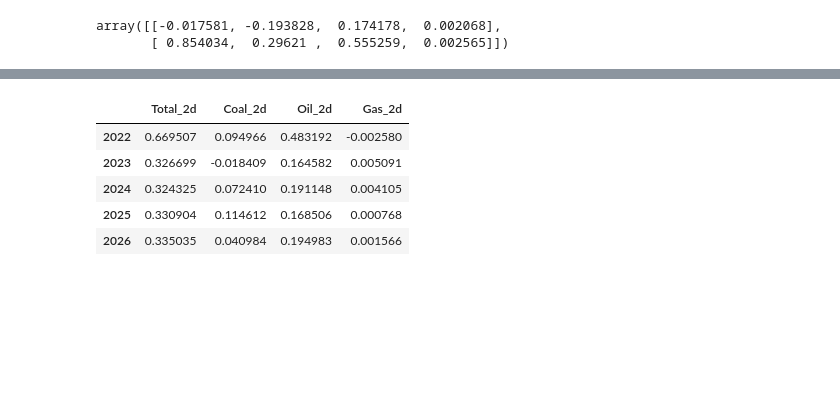
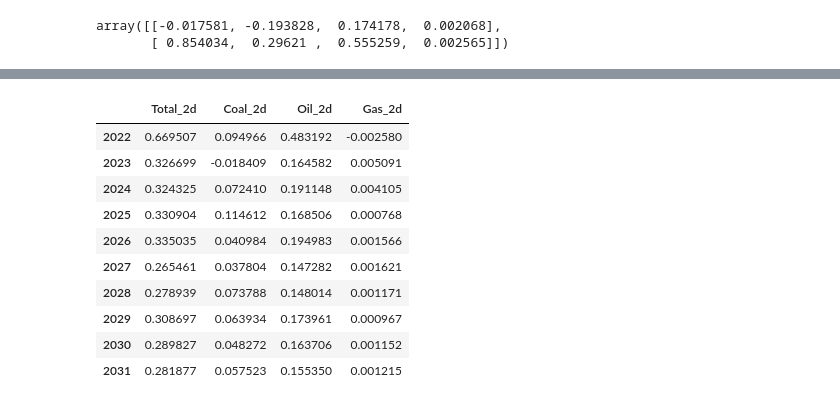
Before and after one commit to danilogiarlini/Global-CO2-Emission-Forecasting, a Jupyter notebook: arima_sen.ipynb, the cells around one changed output, grey strips where cells are left out. Cells and saved outputs as stored; diff of their text form; code cells hidden in the pictures; blank space fills up the shorter version.

```diff
--- a/arima_sen.ipynb
+++ b/arima_sen.ipynb
@@ -584,13 +584,18 @@ Gas     -0.185684 -0.271156 -0.157423  1.000000
 # %%
 # Forecast
 
-fc_all = model_fitted_all.forecast(y=forecast_input_all, steps=nobs) # nobs is from test train split ratio
-df_forecast_all = pd.DataFrame(fc_all, index=[2022,2023,2024,2025,2026], columns=df.columns + '_2d')
+fc_all = model_fitted_all.forecast(y=forecast_input_all, steps=10)
+df_forecast_all = pd.DataFrame(fc_all, index=[2022,2023,2024,2025,2026,2027,2028,2029,2030,2031], columns=df.columns + '_2d')
 df_forecast_all
 # %% [output]
 |  | Total_2d | Coal_2d | Oil_2d | Gas_2d |
 | 2022 | 0.669507 | 0.094966 | 0.483192 | -0.002580 |
 | 2023 | 0.326699 | -0.018409 | 0.164582 | 0.005091 |
 | 2024 | 0.324325 | 0.072410 | 0.191148 | 0.004105 |
 | 2025 | 0.330904 | 0.114612 | 0.168506 | 0.000768 |
 | 2026 | 0.335035 | 0.040984 | 0.194983 | 0.001566 |
+| 2027 | 0.265461 | 0.037804 | 0.147282 | 0.001621 |
+| 2028 | 0.278939 | 0.073788 | 0.148014 | 0.001171 |
+| 2029 | 0.308697 | 0.063934 | 0.173961 | 0.000967 |
+| 2030 | 0.289827 | 0.048272 | 0.163706 | 0.001152 |
+| 2031 | 0.281877 | 0.057523 | 0.155350 | 0.001215 |
```
Also changed, not shown: parts of 7 cells of this notebook.
